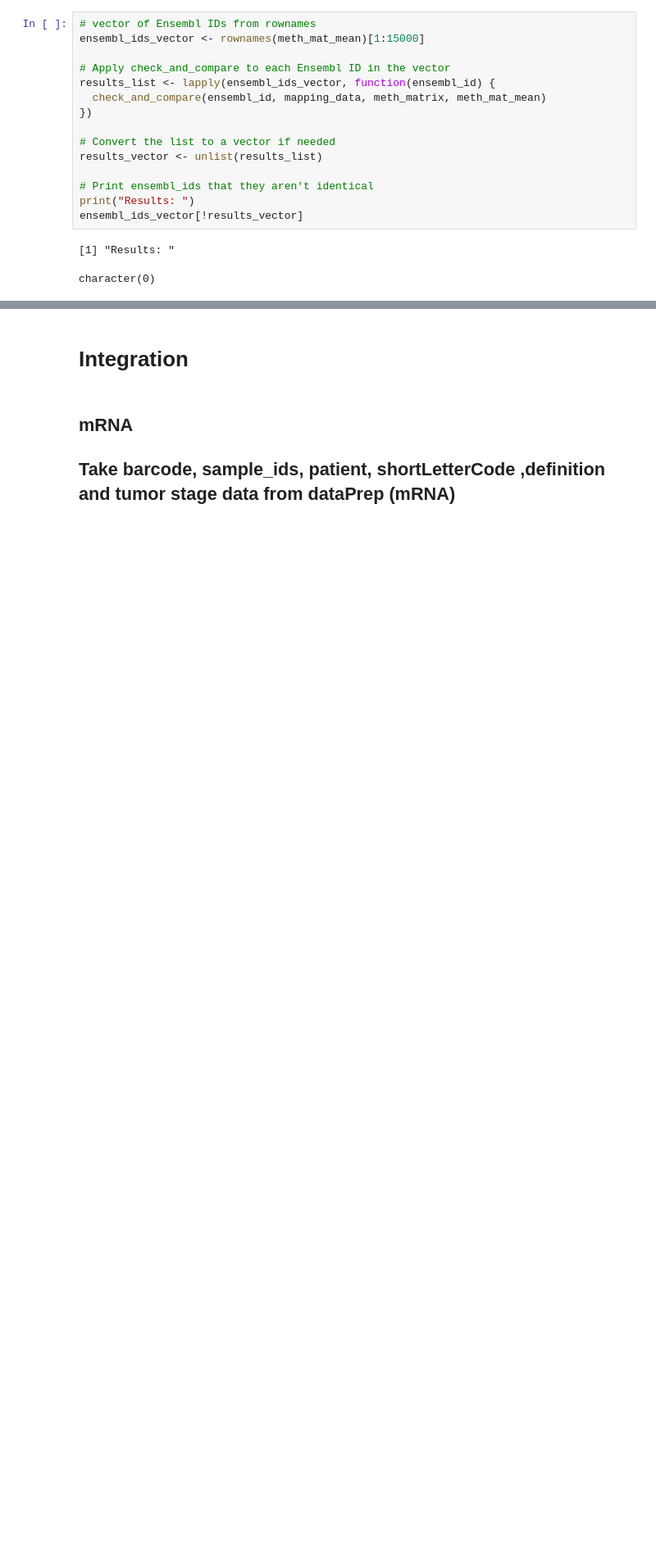
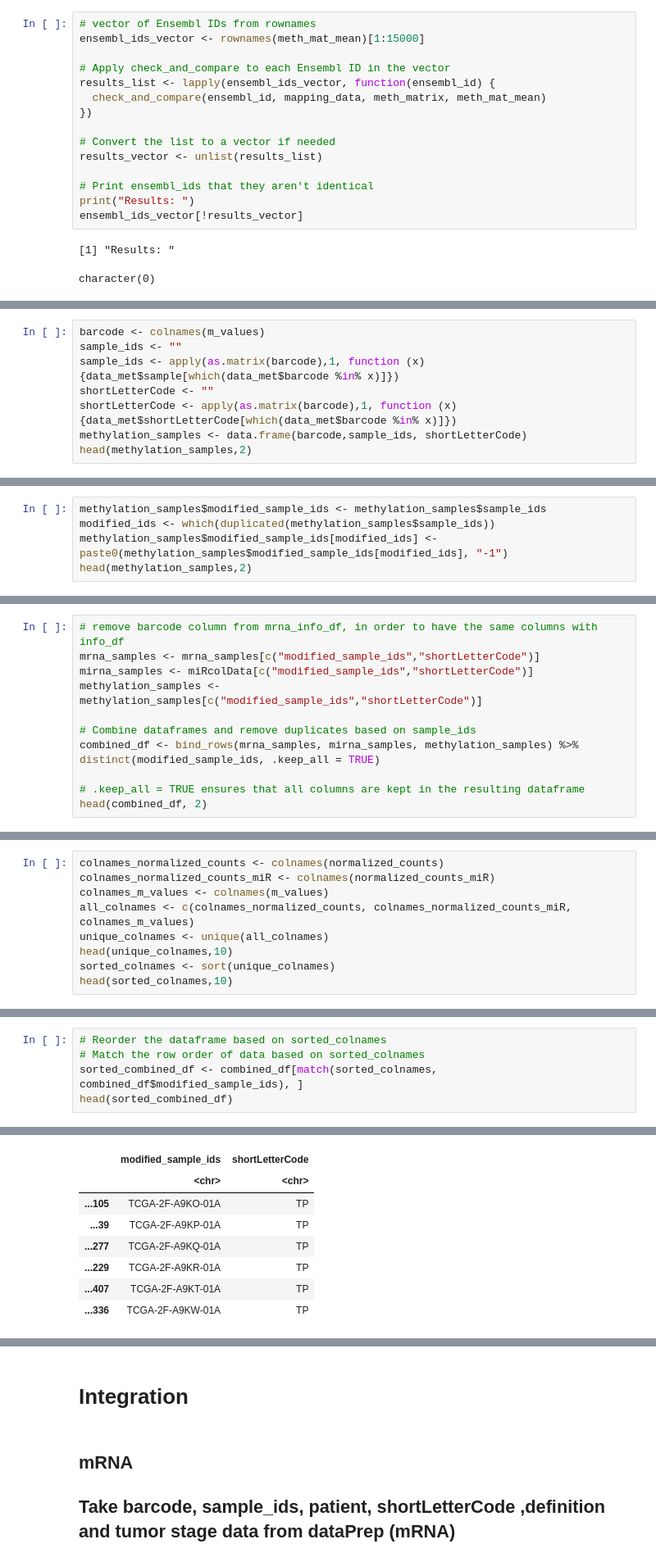
Before and after one commit to TheodosisL/Bioinformatics, a Jupyter notebook: tcga.ipynb, the cells around one changed output, grey strips where cells are left out. Shown at 82% size. Cells and saved outputs as stored; diff of their text form; blank space fills up the shorter version.

```diff
--- a/tcga.ipynb
+++ b/tcga.ipynb
@@ -2259,0 +2409,8 @@ character(0)
+# %%
+barcode <- colnames(m_values)
+sample_ids <- ""
+sample_ids <- apply(as.matrix(barcode),1, function (x){data_met$sample[which(data_met$barcode %in% x)]})
+shortLetterCode <- ""
+shortLetterCode <- apply(as.matrix(barcode),1, function (x){data_met$shortLetterCode[which(data_met$barcode %in% x)]})
+methylation_samples <- data.frame(barcode,sample_ids, shortLetterCode)
+head(methylation_samples,2)
@@ -2259,0 +2440,5 @@ character(0)
+# %%
+methylation_samples$modified_sample_ids <- methylation_samples$sample_ids
+modified_ids <- which(duplicated(methylation_samples$sample_ids))
+methylation_samples$modified_sample_ids[modified_ids] <- paste0(methylation_samples$modified_sample_ids[modified_ids], "-1")
+head(methylation_samples,2)
@@ -2259,0 +2453,11 @@ character(0)
+# %%
+# remove barcode column from mrna_info_df, in order to have the same columns with info_df
+mrna_samples <- mrna_samples[c("modified_sample_ids","shortLetterCode")]
+mirna_samples <- miRcolData[c("modified_sample_ids","shortLetterCode")]
+methylation_samples <- methylation_samples[c("modified_sample_ids","shortLetterCode")]
+
+# Combine dataframes and remove duplicates based on sample_ids
+combined_df <- bind_rows(mrna_samples, mirna_samples, methylation_samples) %>% distinct(modified_sample_ids, .keep_all = TRUE)
+
+# .keep_all = TRUE ensures that all columns are kept in the resulting dataframe
+head(combined_df, 2)
@@ -2259,0 +2472,9 @@ character(0)
+# %%
+colnames_normalized_counts <- colnames(normalized_counts)
+colnames_normalized_counts_miR <- colnames(normalized_counts_miR)
+colnames_m_values <- colnames(m_values)
+all_colnames <- c(colnames_normalized_counts, colnames_normalized_counts_miR, colnames_m_values)
+unique_colnames <- unique(all_colnames)
+head(unique_colnames,10)
+sorted_colnames <- sort(unique_colnames)
+head(sorted_colnames,10)
@@ -2259,0 +2549,6 @@ character(0)
+# %%
+# Reorder the dataframe based on sorted_colnames
+# Match the row order of data based on sorted_colnames
+sorted_combined_df <- combined_df[match(sorted_colnames, combined_df$modified_sample_ids), ]
+head(sorted_combined_df)
+# %% [output]
@@ -2259,0 +2556,8 @@ character(0)
+|  | modified_sample_ids | shortLetterCode |
+|  | <chr> | <chr> |
+| ...105 | TCGA-2F-A9KO-01A | TP |
+| ...39 | TCGA-2F-A9KP-01A | TP |
+| ...277 | TCGA-2F-A9KQ-01A | TP |
+| ...229 | TCGA-2F-A9KR-01A | TP |
+| ...407 | TCGA-2F-A9KT-01A | TP |
+| ...336 | TCGA-2F-A9KW-01A | TP |
```
Also changed, not shown: parts of 81 cells of this notebook.
